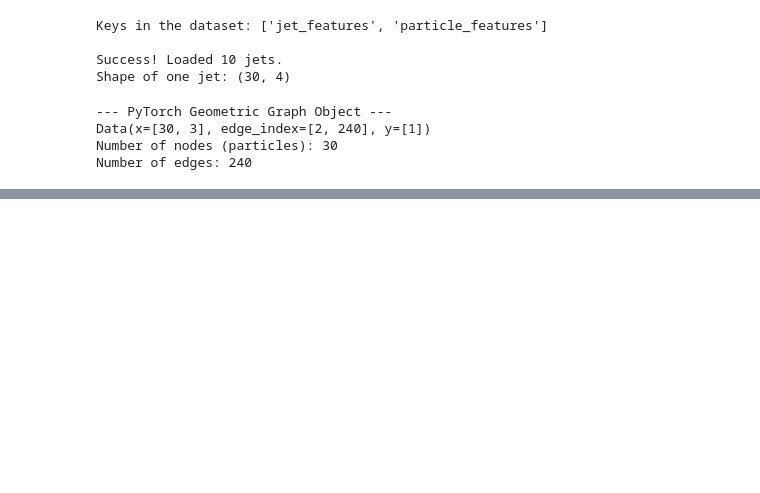
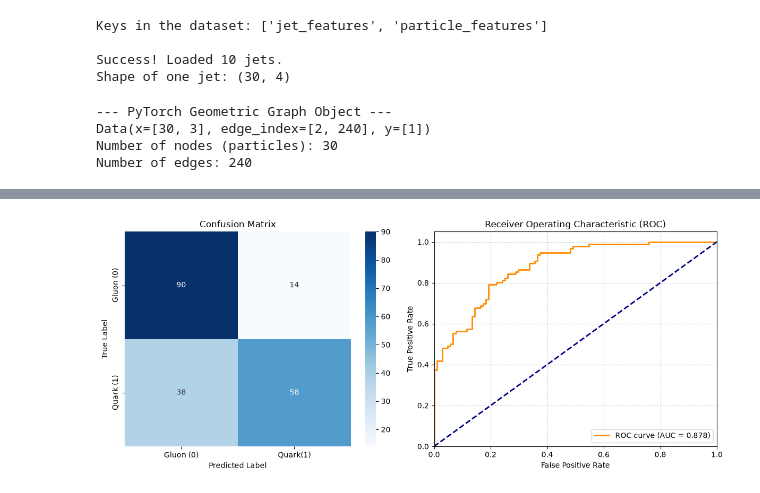
Before and after one commit to di89uX/particle-gnn, a Jupyter notebook: notebooks/jet_visualize.ipynb, the cells around one changed output, grey strips where cells are left out. Cells and saved outputs as stored; diff of their text form; code cells hidden in the pictures; blank space fills up the shorter version.

Commit message:
add model training notebook and evaluation scripts

```diff
--- a/notebooks/jet_visualize.ipynb
+++ b/notebooks/jet_visualize.ipynb
@@ -292,3 +293,23 @@ import os
 import torch
 from torch.utils.data import ConcatDataset, random_split
 from torch_geometric.loader import DataLoader
+
+gluon_path = os.path.join(r'D:\particle-gnn\data','g.hdf5')
+quark_path = os.path.join(r'D:\particle-gnn\data','q.hdf5')
+
+gluon_dataset = JetDataset(filepath=gluon_path, label=0,max_jets=500)
+quark_dataset = JetDataset(filepath=quark_path, label=1, max_jets=500)
+
+full_dataset = ConcatDataset([gluon_dataset,quark_dataset])
+print(f"Total jets in combined dataset: {len(full_dataset)}")
+
+train_size = int(0.8 * len(full_dataset))
+val_size = len(full_dataset) - train_size
+
+train_dataset, val_dataset = random_split(full_dataset, [train_size, val_size])
+
+print(f"Training dataset size: {len(train_dataset)}")
+print(f"Validation dataset size: {len(val_dataset)}")
+
+train_loader = DataLoader(train_dataset, batch_size=32, shuffle=True)
+val_loader = DataLoader(val_dataset, batch_size=32, shuffle=False)
@@ -294,0 +320,57 @@ from torch_geometric.loader import DataLoader
+# %%
+import torch
+import numpy as np
+import matplotlib.pyplot as plt
+import seaborn as sns
+from sklearn.metrics import confusion_matrix, roc_curve, auc
+from src.model import ParticleNet
+
+device = torch.device('cpu')
+model = ParticleNet(num_node_features=3, num_classes=2)
+
+model.load_state_dict(torch.load(r'D:\particle-gnn\models\particle_weights.pth', map_location=device))
+model.eval()
+
+all_preds = []
+all_labels = []
+all_probs =[]
+
+with torch.no_grad():
+    for batch in val_loader:
+        batch = batch.to(device)
+        out = model(batch.x,batch.edge_index,batch.batch)
+        probs =torch.softmax(out,dim=1)[:,1]
+        preds = out.argmax(dim=1)
+        all_probs.extend(probs.numpy())
+        all_preds.extend(preds.numpy())
+        all_labels.extend(batch.y.numpy())
+all_labels = np.array(all_labels)
+all_preds = np.array(all_preds)
+all_probs = np.array(all_probs)
+
+cm = confusion_matrix(all_labels,all_preds)
+plt.figure(figsize=(12,5))
+plt.subplot(1,2,1)
+sns.heatmap(cm,annot=True,fmt='d',cmap='Blues',xticklabels=['Gluon (0)','Quark(1)'],
+            yticklabels=['Gluon (0)','Quark (1)'])
+plt.title('Confusion Matrix')
+plt.xlabel('Predicted Label')
+plt.ylabel('True Label')
+
+fpr, tpr, thresholds = roc_curve(all_labels,all_probs)
+roc_auc = auc(fpr,tpr)
+plt.subplot(1,2,2)
+plt.plot(fpr,tpr, color='darkorange',lw=2,label=f'ROC curve (AUC = {roc_auc:.3f})')
+plt.plot([0,1], [0,1], color ='navy', lw= 2, linestyle='--')
+plt.xlim([0.0,1.0])
+plt.ylim([0.0,1.05])
+plt.xlabel('False Positive Rate')
+plt.ylabel('True Positive Rate')
+plt.title('Receiver Operating Characteristic (ROC)')
+plt.legend(loc='lower right')
+plt.grid(True, linestyle = '--', alpha=0.5)
+
+plt.tight_layout()
+plt.show()
+# %% [output]
+[figure, added]
```
Also changed, not shown: parts of 5 cells of this notebook, 2 other files.
